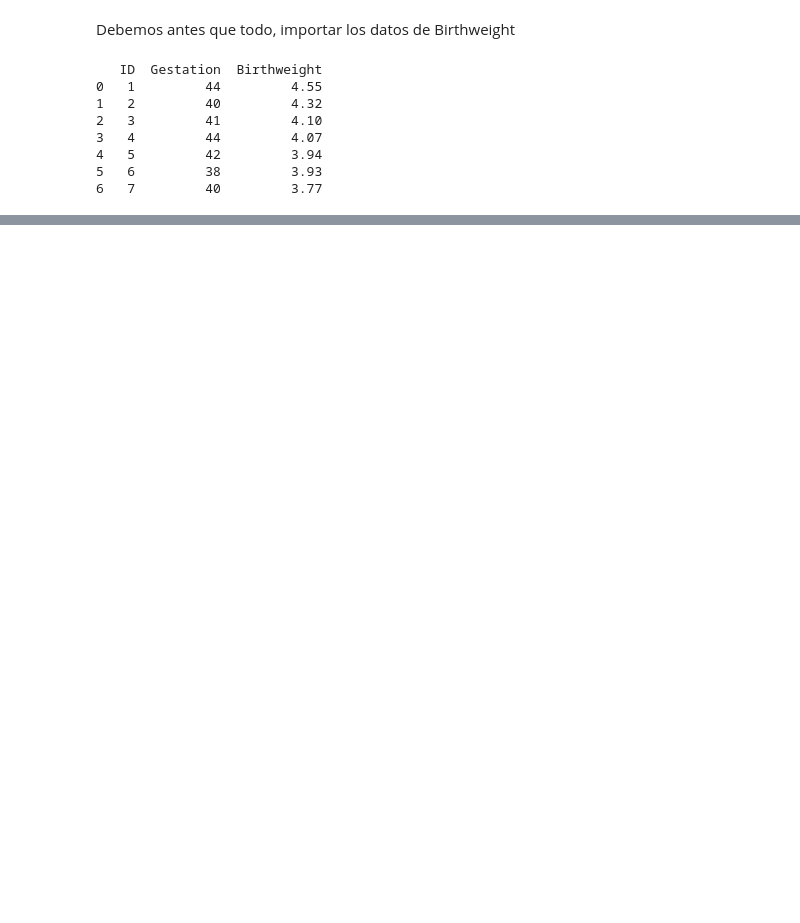
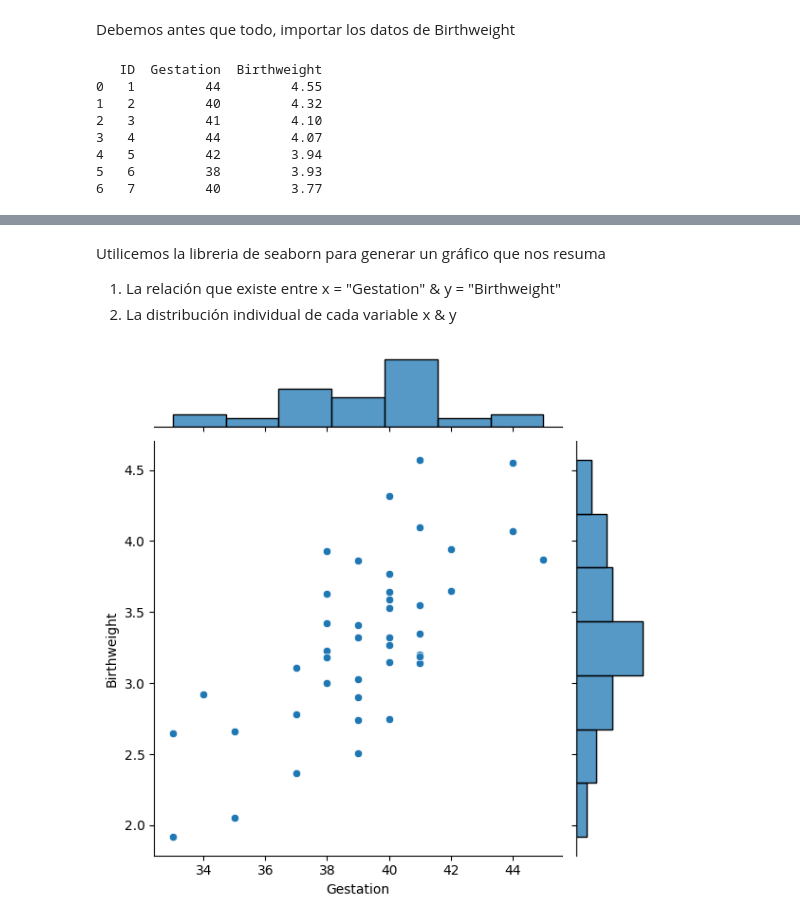
Before and after one commit to Sergio-Ibarra-1795/Diplomado_UNAM_DC_Full_gitHub, a Jupyter notebook: Modulo3_Estadistica_para_CD/Modulo3_Ejercicio_practica1.ipynb, the cells around one changed output, grey strips where cells are left out. Saved outputs shown, nothing was run; the diff lists cells and outputs as text; code cells hidden in the pictures; blank space fills up the shorter version.

Commit message:
Creando archivo de prsctica final de Modulo 3 de estadistica para CD_2

```diff
--- a/Modulo3_Estadistica_para_CD/Modulo3_Ejercicio_practica1.ipynb
+++ b/Modulo3_Estadistica_para_CD/Modulo3_Ejercicio_practica1.ipynb
@@ -35,0 +79,20 @@ print(data_Birthweight.head(7))
+# %% [markdown]
+Utilicemos la libreria de seaborn para generar un gráfico que nos resuma
+1. La relación que existe entre x = "Gestation" & y = "Birthweight"
+2. La distribución individual de cada variable x & y
+# %%
+import seaborn as sns
+import matplotlib.pyplot as plt
+
+# Specify the DataFrame and variables
+df = data_Birthweight
+x = "Gestation"
+y = "Birthweight"
+
+# Create the scatter plot with histograms
+sns.jointplot(x=x, y=y, data=df, kind="scatter")
+
+# Show the plot
+plt.show()
+# %% [output]
+[figure, added]
```
Also changed, not shown: parts of 12 cells of this notebook.
